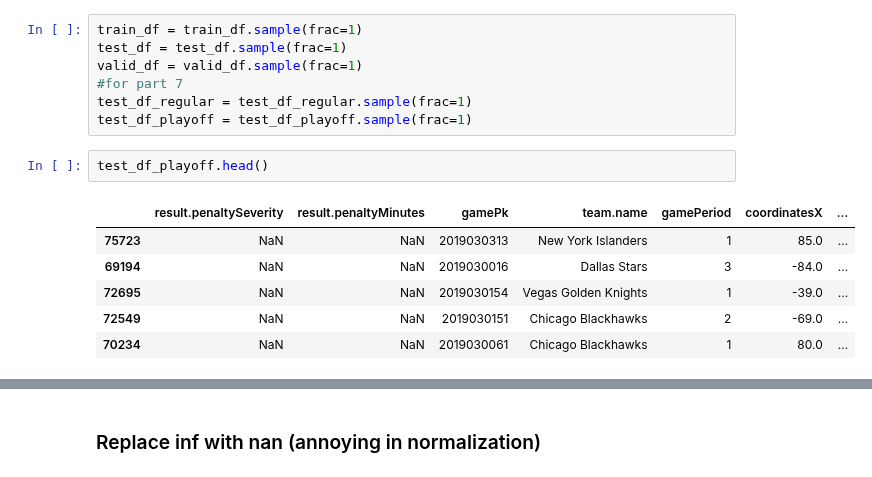
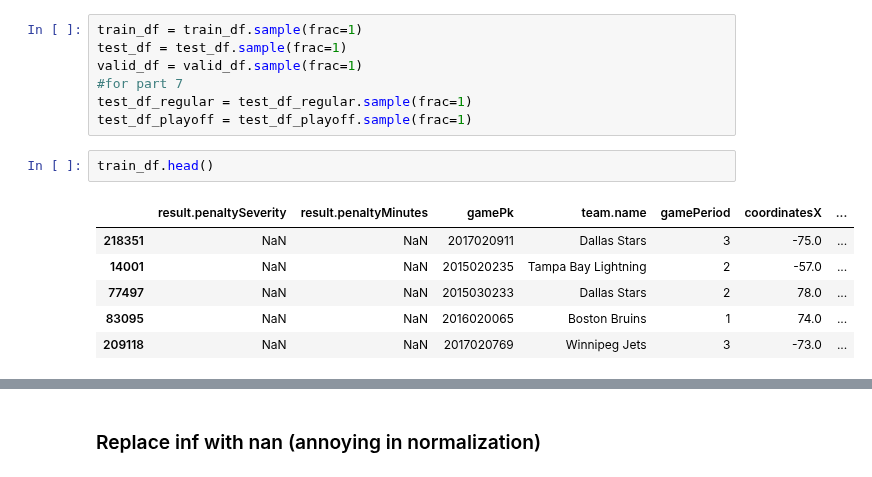
Before and after one commit to M0rph3e/ift6758-project-main, a Jupyter notebook: notebooks/try_your_best_shot.ipynb, the cells around one changed output, grey strips where cells are left out. Cells and saved outputs as stored; diff of their text form.

```diff
--- a/notebooks/try_your_best_shot.ipynb
+++ b/notebooks/try_your_best_shot.ipynb
@@ -158,11 +165,11 @@ valid_df = valid_df.sample(frac=1)
 test_df_regular = test_df_regular.sample(frac=1)
 test_df_playoff = test_df_playoff.sample(frac=1)
 # %%
-test_df_playoff.head()
+train_df.head()
 # %% [output]
 |  | result.penaltySeverity | result.penaltyMinutes | gamePk | team.name | gamePeriod | coordinatesX | ... |
-| 75723 | NaN | NaN | 2019030313 | New York Islanders | 1 | 85.0 | ... |
-| 69194 | NaN | NaN | 2019030016 | Dallas Stars | 3 | -84.0 | ... |
-| 72695 | NaN | NaN | 2019030154 | Vegas Golden Knights | 1 | -39.0 | ... |
-| 72549 | NaN | NaN | 2019030151 | Chicago Blackhawks | 2 | -69.0 | ... |
-| 70234 | NaN | NaN | 2019030061 | Chicago Blackhawks | 1 | 80.0 | ... |
+| 218351 | NaN | NaN | 2017020911 | Dallas Stars | 3 | -75.0 | ... |
+| 14001 | NaN | NaN | 2015020235 | Tampa Bay Lightning | 2 | -57.0 | ... |
+| 77497 | NaN | NaN | 2015030233 | Dallas Stars | 2 | 78.0 | ... |
+| 83095 | NaN | NaN | 2016020065 | Boston Bruins | 1 | 74.0 | ... |
+| 209118 | NaN | NaN | 2017020769 | Winnipeg Jets | 3 | -73.0 | ... |
```
Also changed, not shown: parts of 24 cells of this notebook.
